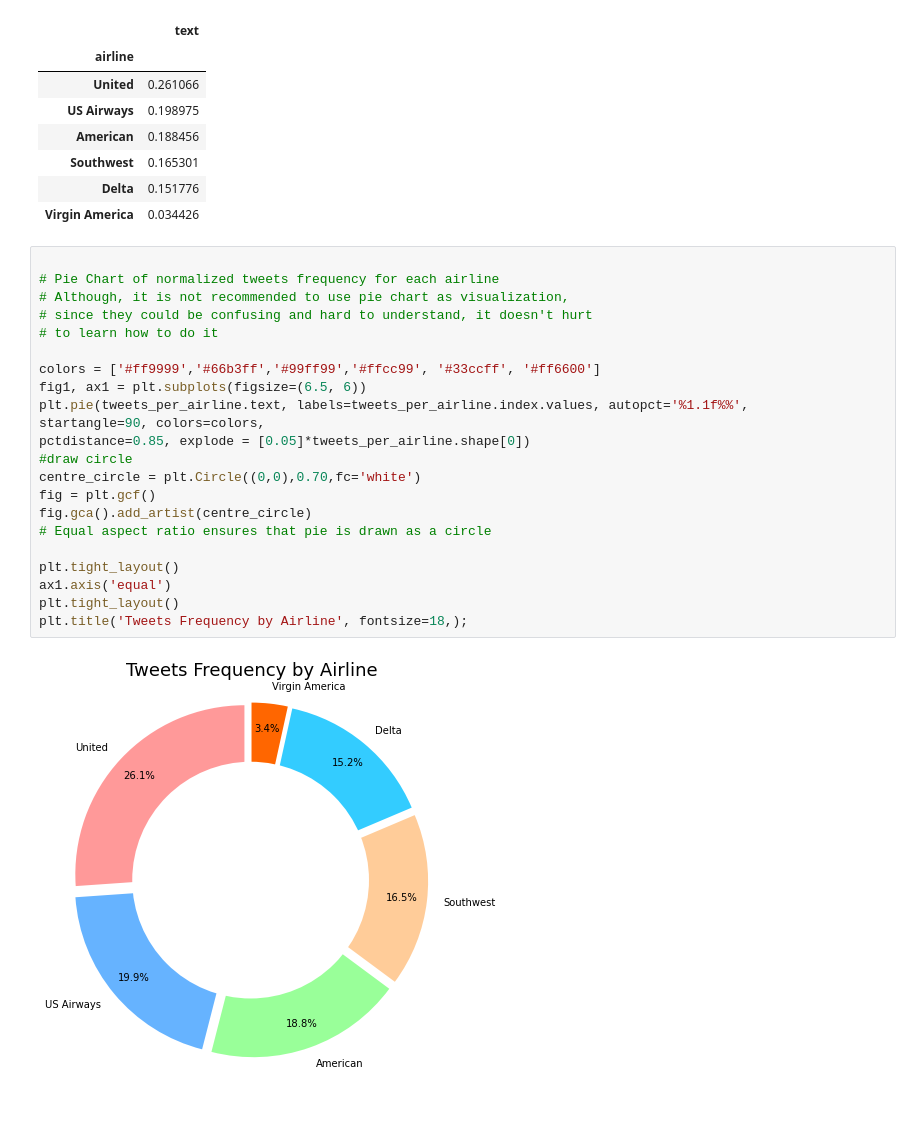
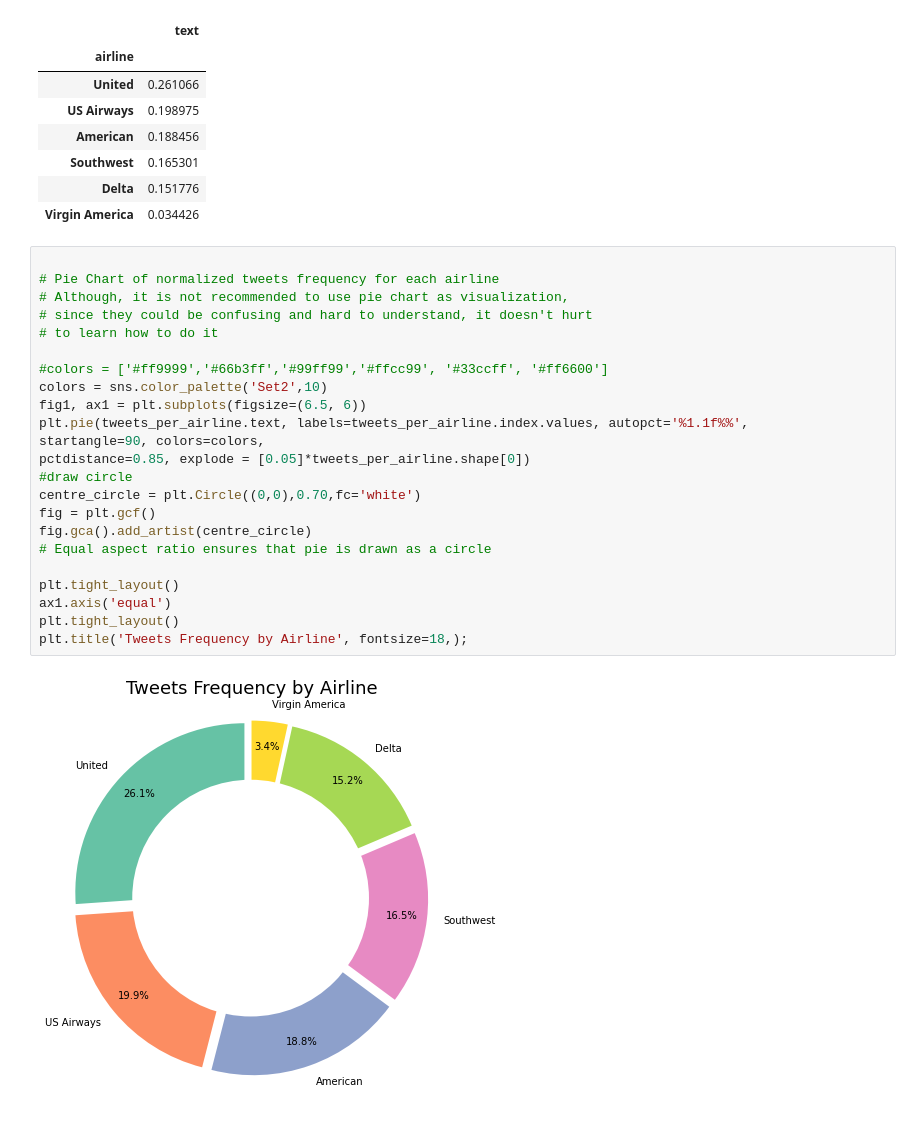
Before and after one commit to skacem/Business-Analytics, a Jupyter notebook: Sentiment_Analysis/USAirline.ipynb, the cells around one changed output. Drawn from its saved outputs; the diff is of its cells as text.

```diff
--- a/Sentiment_Analysis/USAirline.ipynb
+++ b/Sentiment_Analysis/USAirline.ipynb
@@ -79,26 +92,27 @@ tweets_per_airline
 # %%
 
 # Pie Chart of normalized tweets frequency for each airline
 # Although, it is not recommended to use pie chart as visualization,
 # since they could be confusing and hard to understand, it doesn't hurt
 # to learn how to do it
 
-colors = ['#ff9999','#66b3ff','#99ff99','#ffcc99', '#33ccff', '#ff6600']
+#colors = ['#ff9999','#66b3ff','#99ff99','#ffcc99', '#33ccff', '#ff6600']
+colors = sns.color_palette('Set2',10)
 fig1, ax1 = plt.subplots(figsize=(6.5, 6))
 plt.pie(tweets_per_airline.text, labels=tweets_per_airline.index.values, autopct='%1.1f%%',
 startangle=90, colors=colors,
 pctdistance=0.85, explode = [0.05]*tweets_per_airline.shape[0])
 #draw circle
 centre_circle = plt.Circle((0,0),0.70,fc='white')
 fig = plt.gcf()
 fig.gca().add_artist(centre_circle)
 # Equal aspect ratio ensures that pie is drawn as a circle
 
 plt.tight_layout()
 ax1.axis('equal')
 plt.tight_layout()
 plt.title('Tweets Frequency by Airline', fontsize=18,);
 # %% [output]
-[figure, old version]
+[figure, new version]
 # %%
 # Plot sentiment rates per airline
```
Also changed, not shown: parts of 21 cells of this notebook.
